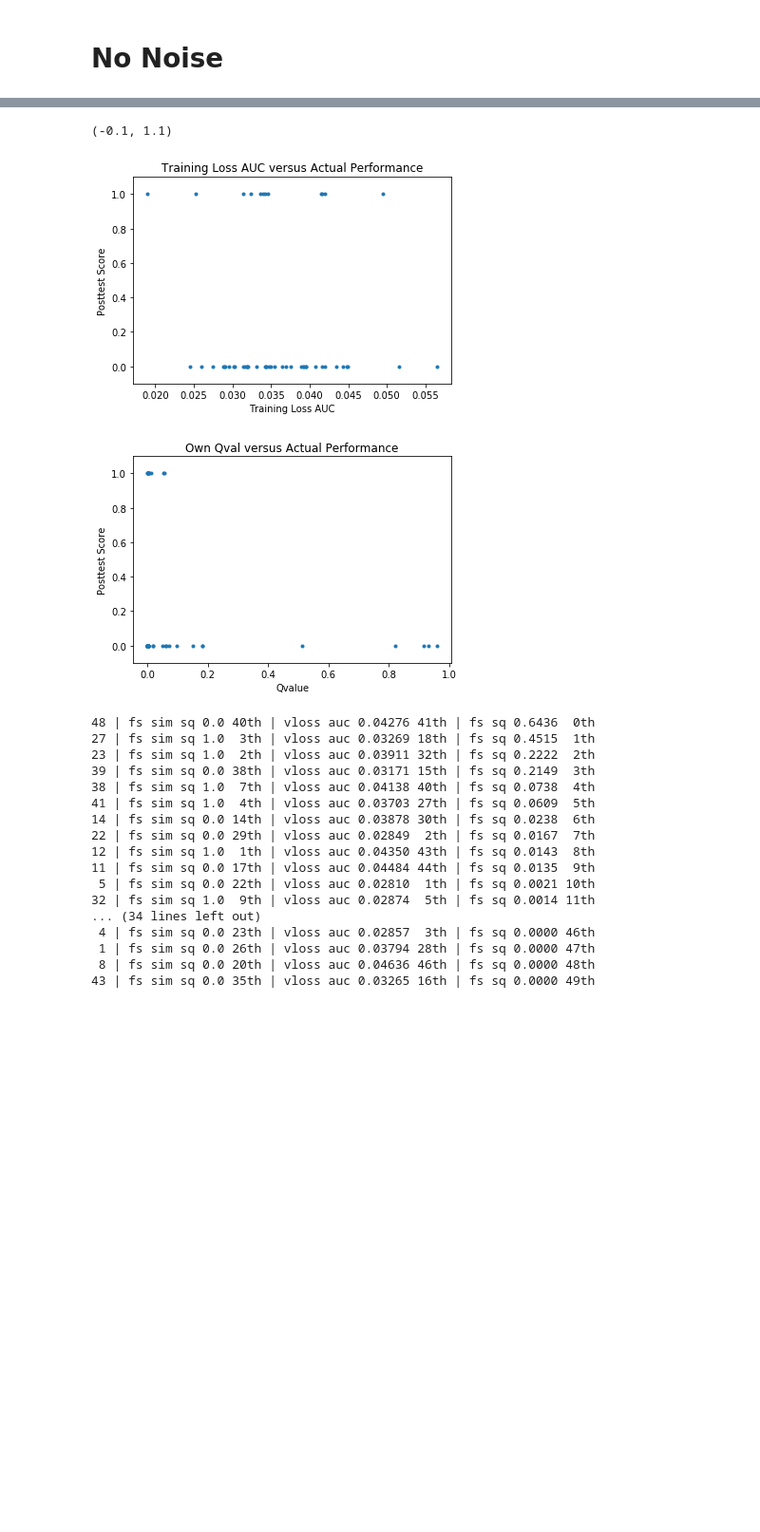
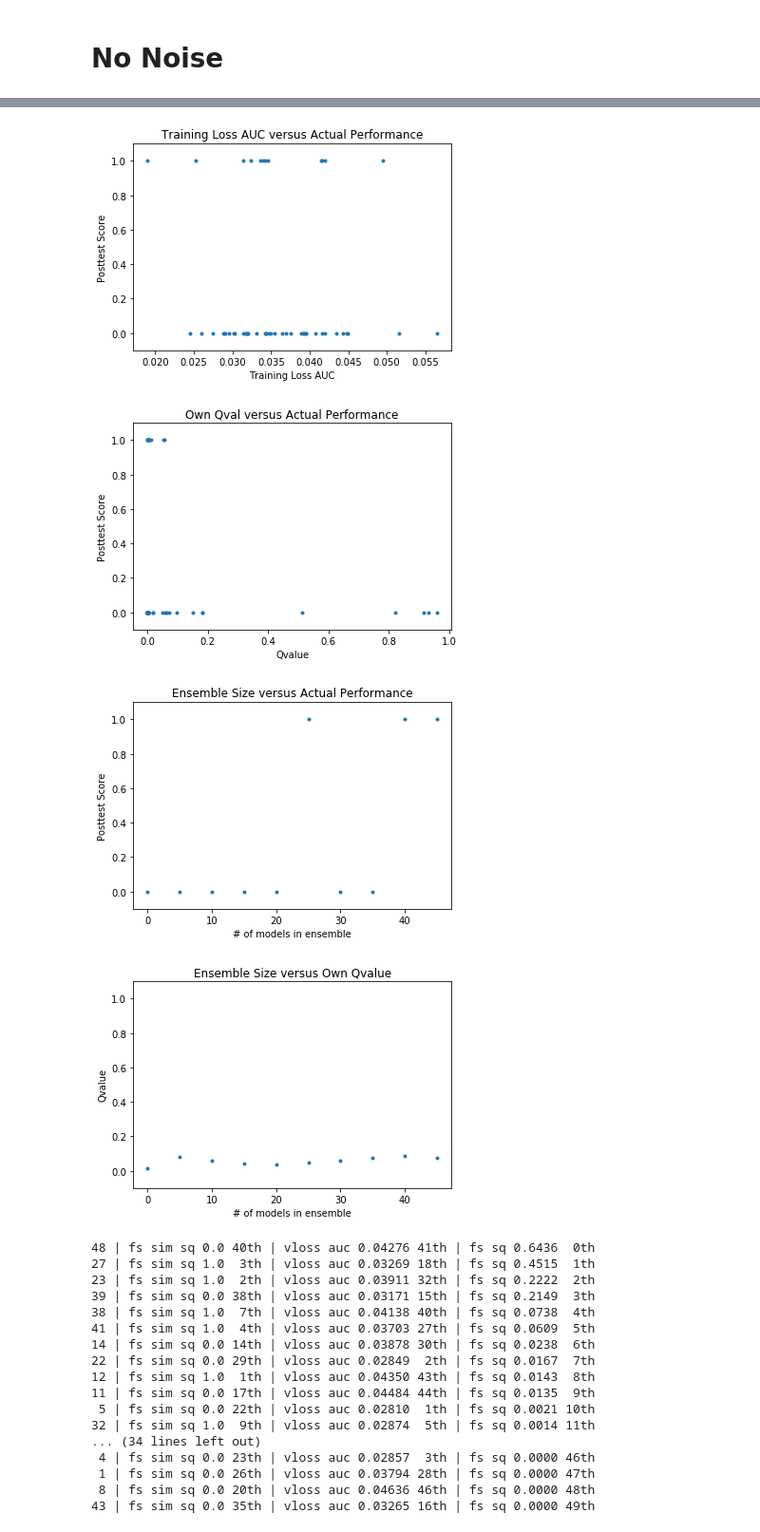
Before and after one commit to lisa-1010/smart-tutor, a Jupyter notebook: code/student2aw4l5.ipynb, the cells around one changed output, grey strips where cells are left out. Shown at 95% size. Cells and saved outputs as stored; diff of their text form; code cells hidden in the pictures; blank space fills up the shorter version.

```diff
--- a/code/student2aw4l5.ipynb
+++ b/code/student2aw4l5.ipynb
@@ -162,34 +183,37 @@ ranked_by_fs_sq = ixs2ranks(sorted_by_fs_sq)
 
 sorted_by_vloss = np.argsort(vloss_auc)
 ranked_by_vloss = ixs2ranks(sorted_by_vloss)
 
 #sorted_by_qval = np.flipud(np.argsort(selfqvals))
 #ranked_by_qval = ixs2ranks(sorted_by_qval)
 
 six.print_('vloss shape {}'.format(vloss.shape))
 
 num_models = vloss_auc.shape[0]
 
 graph_trainauc_score(vloss, fs_sim_sq)
 ylim(-0.1,1.1)
 # 12/50 good policy-models
 
 
 graph_qval_score(fs_sq, fs_sim_sq)
 ylim(-0.1,1.1)
+
+graph_ensemble(fsen_sq, fsen_sim_sq)
 # %% [output]
 50
 [ 0.  0.  0.  0.  1.  0.  0.  0.  0.  0.  0.  1.  0.  1.  0.  1.  0.  1.
   0.  0.  0.  0.  1.  1.  1.  1.  1.  0.  0.  0.  0.  0.  0.  0.  0.  0.
   0.  1.  0.  0.  0.  0.  0.  0.  0.  0.  0.  0.  0.  1.]
 10
 [ 0.  0.  0.  0.  0.  1.  0.  0.  1.  1.]
 [ 0.01746425  0.07986125  0.05695659  0.04330979  0.03550459  0.05063539
   0.05656221  0.07760082  0.08905589  0.07502939]
 vloss shape (50, 26)
-(-0.1, 1.1)
 [figure]
 [figure]
+[figure, added]
+[figure, added]
 # %%
 for i in six.moves.range(num_models):
     ix = sorted_by_fs_sq[i]
```
Also changed, not shown: parts of 2 cells of this notebook, 4 other files.
